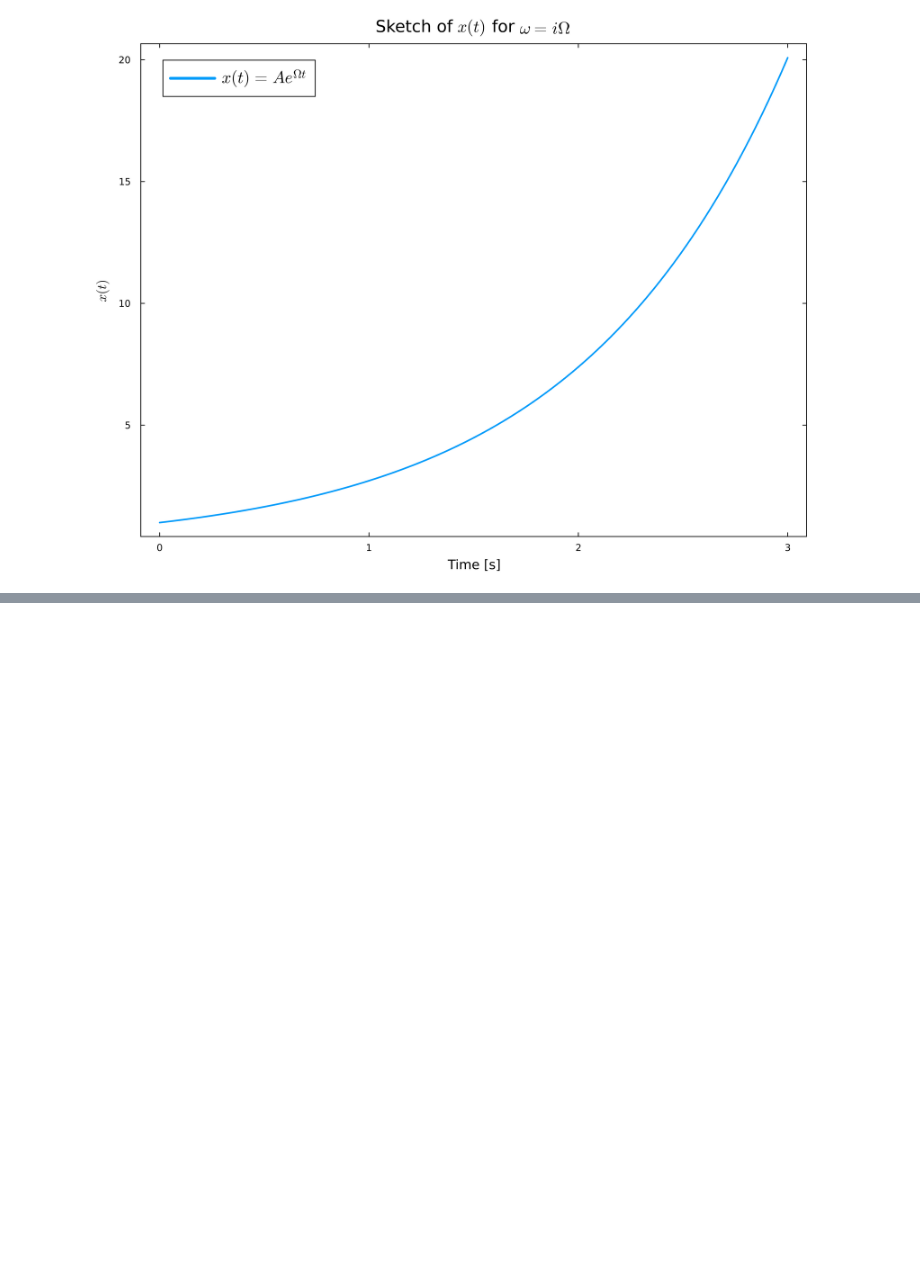
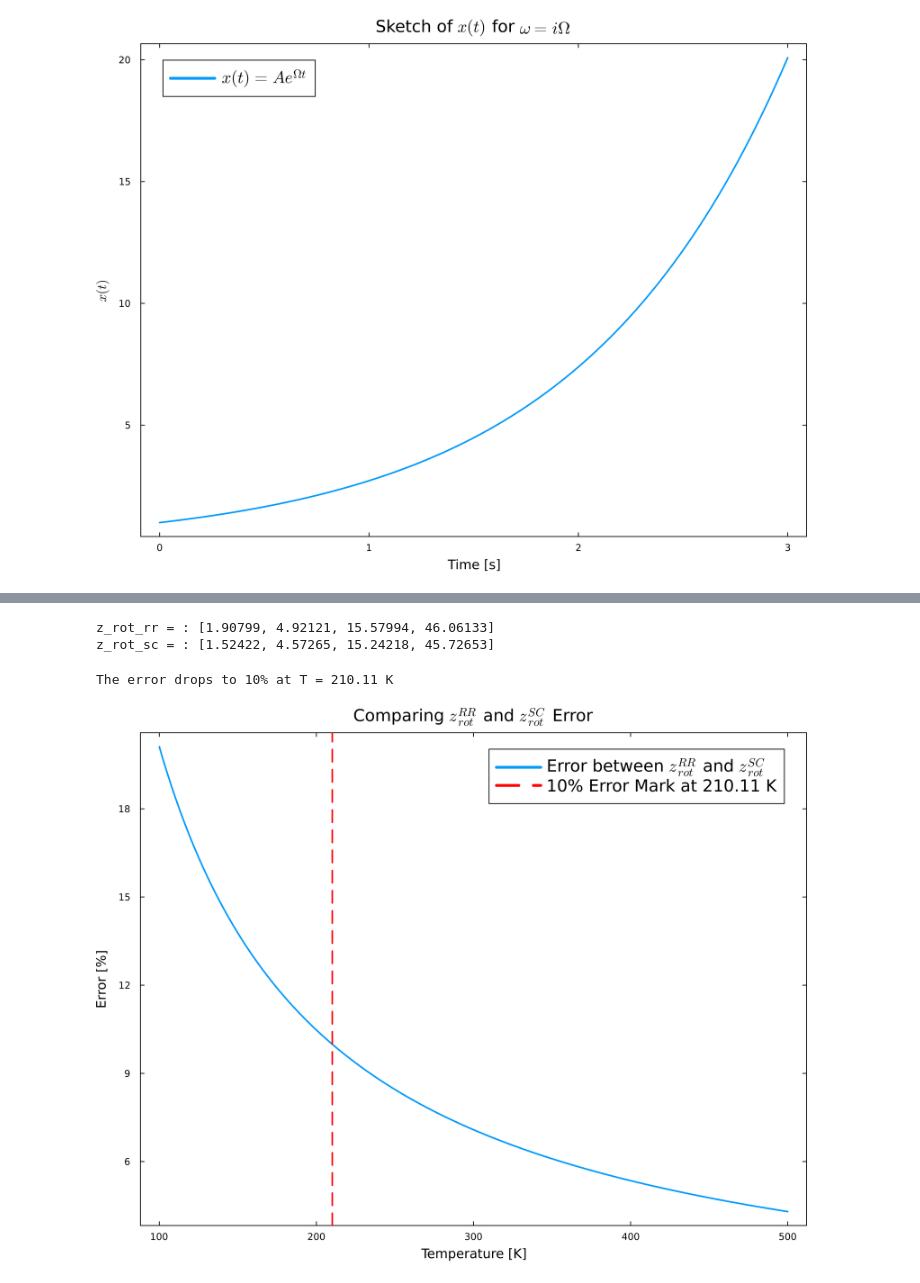
Before and after one commit to SGA68/CHEM5541-Chemical-Dynamics, a Jupyter notebook: Problem Sets/S.Arnold - Problem Set 7 - CHEM 5541.ipynb, the cells around one changed output, grey strips where cells are left out. Cells and saved outputs as stored; diff of their text form; code cells hidden in the pictures; blank space fills up the shorter version.

```diff
--- a/Problem Sets/S.Arnold - Problem Set 7 - CHEM 5541.ipynb
+++ b/Problem Sets/S.Arnold - Problem Set 7 - CHEM 5541.ipynb
@@ -120,0 +194,55 @@ plot(
+# %%
+h = 6.626e-34
+k_B = 1.380649e-23
+c = 2.99792e8
+B = 45.6 * 100      # m^-1
+
+T = [100, 300, 1000, 3000]
+
+z_rot_rr = sum((2*J+1) .* exp.((-h * c *B*J*(J+1)) ./ (k_B .* T)) for J in 0:100)
+z_rot_sc = (k_B .* T) ./ (h * c * B)
+
+println("z_rot_rr = : ", round.(z_rot_rr, digits=5))
+println("z_rot_sc = : ", round.(z_rot_sc, digits=5))
+# %% [output]
+z_rot_rr = : [1.90799, 4.92121, 15.57994, 46.06133]
+z_rot_sc = : [1.52422, 4.57265, 15.24218, 45.72653]
+# %%
+T_range = range(100, 500, length=1000)
+z_rot_rr = sum((2*J+1) .* exp.((-h * c *B*J*(J+1)) ./ (k_B .* T_range)) for J in 0:1000)
+z_rot_sc = (k_B .* T_range) ./ (h * c * B)
+
+error = (z_rot_rr .- z_rot_sc) ./ (z_rot_rr) * 100
+
+error_10 = 10
+
+closest_idx = argmin(abs.(error .- error_10))
+T_intersect = T_range[closest_idx]
+
+println("The error drops to 10% at T = $(round(T_intersect, digits=2)) K")
+
+plot(
+    T_range,
+    error,
+    title = raw"Comparing $z_{rot}^{RR}$ and $z_{rot}^{SC}$ Error",
+    xlabel = "Temperature [K]",
+    ylabel = "Error [%]",
+    label = raw"Error between $z_{rot}^{RR}$ and $z_{rot}^{SC}$",
+    framestyle=:box,
+    grid=false,
+    linewidth=2.0,
+    legendfontsize = 14,
+    size = (900, 700),
+    dpi = 500,
+)
+
+vline!(
+    [T_intersect],
+    label = "10% Error Mark at $(round(T_intersect, digits=2)) K" ,
+    linewidth=2.0,
+    color=:red,
+    linestyle = :dash
+)
+# %% [output]
+The error drops to 10% at T = 210.11 K
+[figure, added]
```
Also changed, not shown: parts of 12 cells of this notebook, 5 other files.
